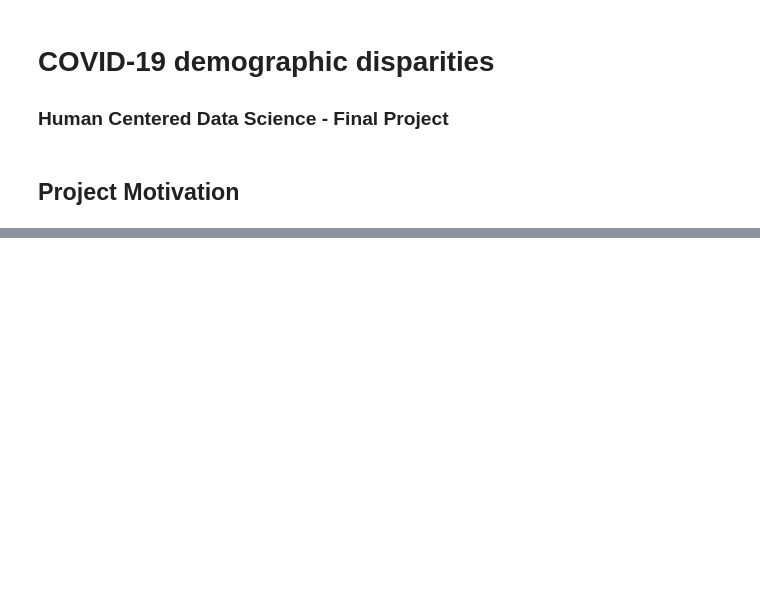
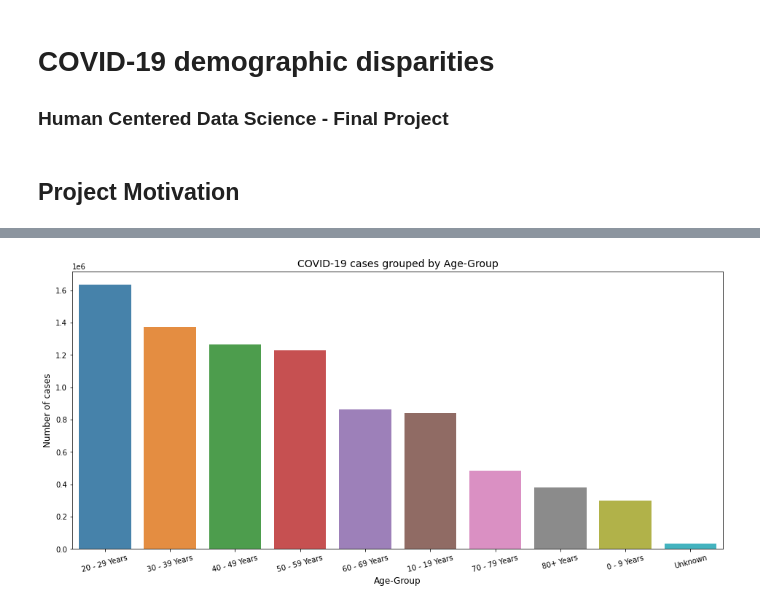
Before and after one commit to amolduw/data-512-final, a Jupyter notebook: data-512-final/hcds-project.ipynb, the cells around one changed output, grey strips where cells are left out. Drawn from its saved outputs; the diff is of its cells as text; code cells hidden in the pictures; blank space fills up the shorter version.

```diff
--- a/data-512-final/hcds-project.ipynb
+++ b/data-512-final/hcds-project.ipynb
@@ -45,0 +74,4 @@ For this COVID-19 demographic disparities analysis, given large quantitative dat
+# %%
+# Pandas read_csv method, first row contains headers
+dfSurv = pd.read_csv('data/COVID_19_Case_Surveillance_Public_Use_Data.csv', sep=',', header=0)
+dfSurv.head()
@@ -45,0 +91,13 @@ For this COVID-19 demographic disparities analysis, given large quantitative dat
+# %%
+cases_by_age_group  = dfSurv['age_group'].value_counts()
+plt.figure(figsize=(16,7))
+sns.barplot(cases_by_age_group.index, cases_by_age_group.values,
+            order=cases_by_age_group.index, alpha=0.9)
+plt.xticks(rotation=15)
+plt.title('COVID-19 cases grouped by Age-Group', fontsize=14)
+plt.ylabel('Number of cases', fontsize=12)
+plt.xlabel('Age-Group', fontsize=12)
+plt.savefig('plots/COVID-19 cases grouped by Age-Group.png')
+plt.show()
+# %% [output]
+[figure, added]
```
Also changed, not shown: parts of 38 cells of this notebook, 8 other files.
